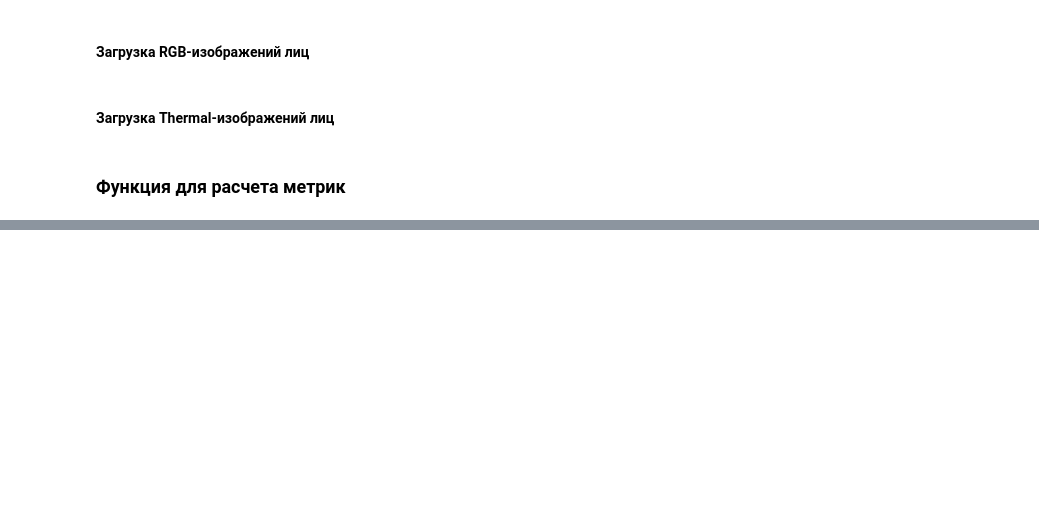
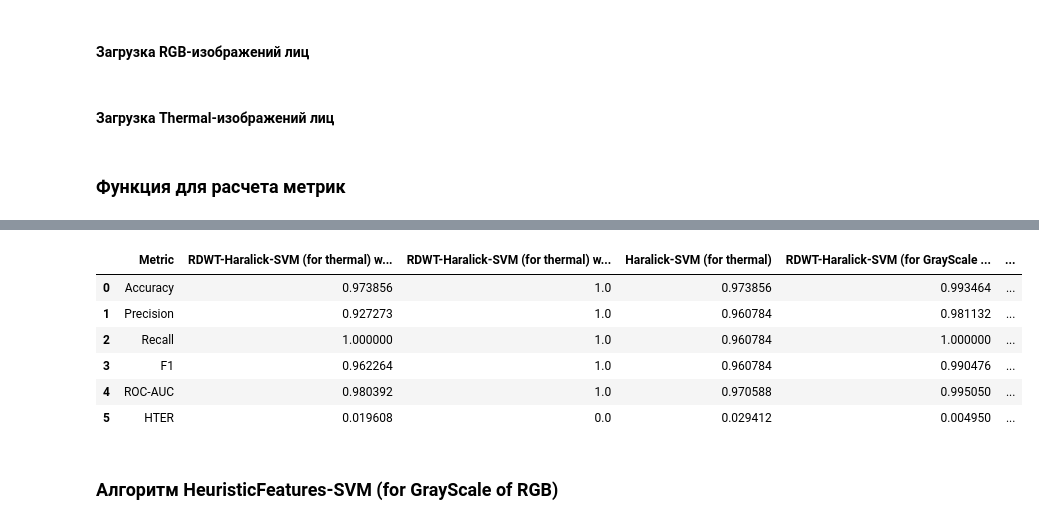
Before and after one commit to n0vm/face-antispoofing, a Jupyter notebook: notebooks/implementation_of_algorithms.ipynb, the cells around one changed output, grey strips where cells are left out. Saved outputs shown, nothing was run; the diff lists cells and outputs as text; code cells hidden in the pictures; blank space fills up the shorter version.

```diff
--- a/notebooks/implementation_of_algorithms.ipynb
+++ b/notebooks/implementation_of_algorithms.ipynb
@@ -162,0 +345,47 @@ measured_metrics
+# %%
+X = []
+y = th_data["classes"].copy()
+
+feature_funcs = [
+    dispersion_feature,
+    mean_feature,
+    median_feature,
+    maximum_feature,
+    #                 minimum_feature,
+    #                 fraction_pixels_for_interval_feature,
+    scatter_feature,
+    #                 hist_feauture,
+    #             hist_gradient_feauture,
+    #             ratio_upper_lower_parts_feature,
+]
+
+for img in th_data["images"]:
+    X.append(apply_feature_funcs(img, feature_funcs))
+
+X = np.array(X)
+y = np.array(y)
+
+X_train, X_test, y_train, y_test = train_test_split(X, y, random_state=42)
+scaler = StandardScaler()
+X_train_scaled = scaler.fit_transform(X_train)
+X_test_scaled = scaler.transform(X_test)
+
+svc_lin = SVC(kernel="linear", C=1e2)
+svc_lin.fit(X_train_scaled, y_train)
+y_pred = svc_lin.predict(X_test_scaled)
+
+measured_metrics["HeuristicFeatures-SVM (for Thermal)"] = get_metric_values(
+    y_test, y_pred
+).values()
+# %%
+measured_metrics
+# %% [output]
+|  | Metric | RDWT-Haralick-SVM (for thermal) w... | RDWT-Haralick-SVM (for thermal) w... | Haralick-SVM (for thermal) | RDWT-Haralick-SVM (for GrayScale ... | ... |
+| 0 | Accuracy | 0.973856 | 1.0 | 0.973856 | 0.993464 | ... |
+| 1 | Precision | 0.927273 | 1.0 | 0.960784 | 0.981132 | ... |
+| 2 | Recall | 1.000000 | 1.0 | 0.960784 | 1.000000 | ... |
+| 3 | F1 | 0.962264 | 1.0 | 0.960784 | 0.990476 | ... |
+| 4 | ROC-AUC | 0.980392 | 1.0 | 0.970588 | 0.995050 | ... |
+| 5 | HTER | 0.019608 | 0.0 | 0.029412 | 0.004950 | ... |
+# %% [markdown]
+### Алгоритм HeuristicFeatures-SVM (for GrayScale of RGB)
```
Also changed, not shown: parts of 37 cells of this notebook, 2 other files.
